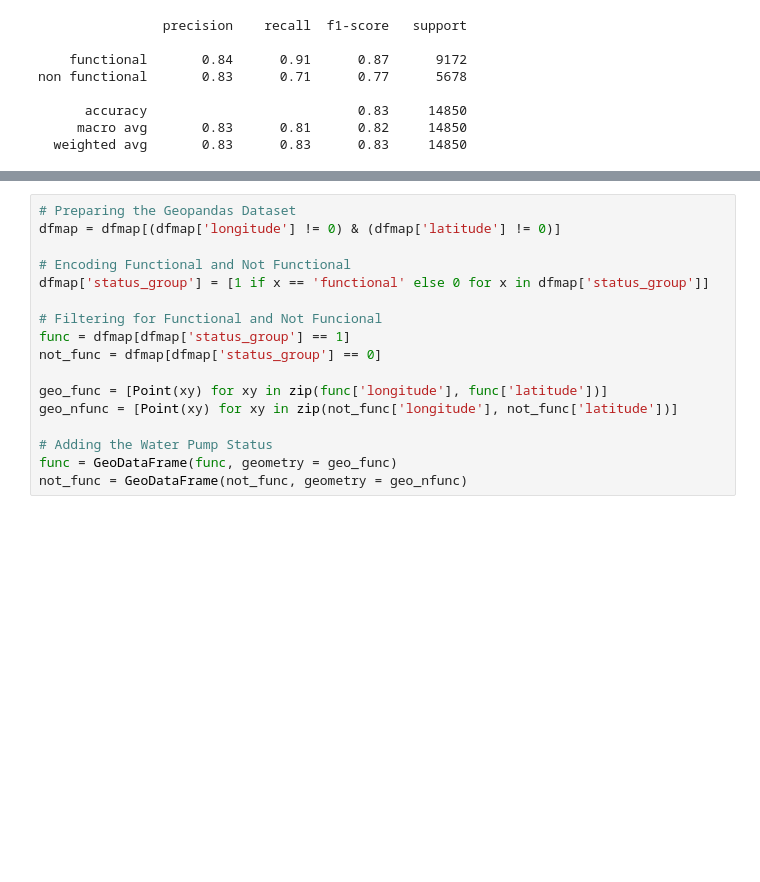
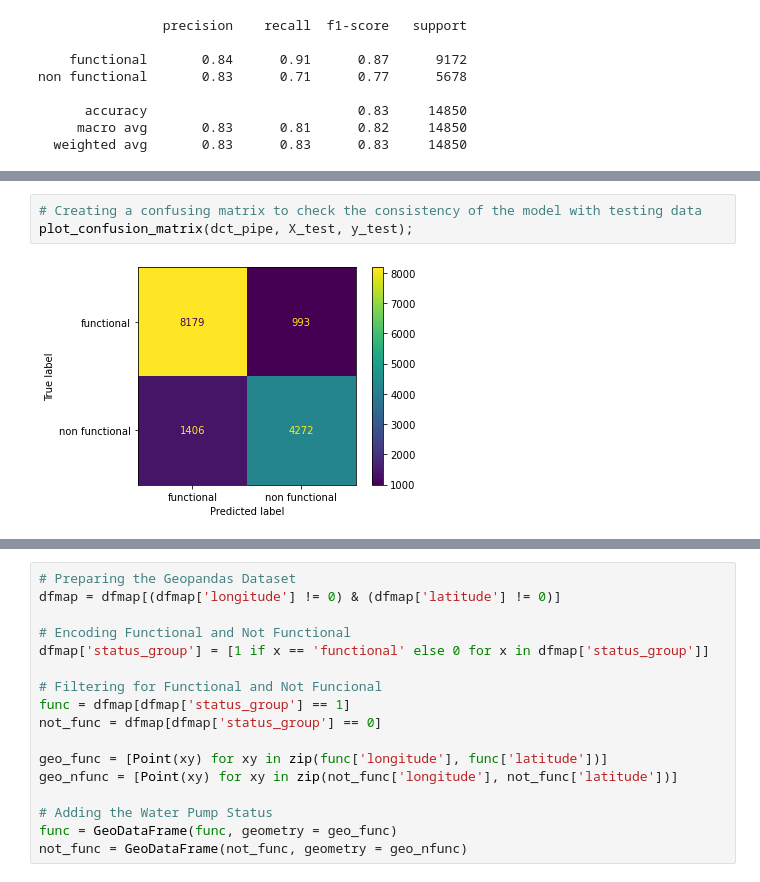
Before and after one commit to ovilar/phase_3-project, a Jupyter notebook: index.ipynb, the cells around one changed output, grey strips where cells are left out. Saved outputs shown, nothing was run; the diff lists cells and outputs as text; blank space fills up the shorter version.

```diff
--- a/index.ipynb
+++ b/index.ipynb
@@ -657,0 +649,5 @@ non functional       0.83      0.71      0.77      5678
+# %%
+# Creating a confusing matrix to check the consistency of the model with testing data
+plot_confusion_matrix(dct_pipe, X_test, y_test);
+# %% [output]
+[figure, added]
```
Also changed, not shown: parts of 39 cells of this notebook, 2 other files.
